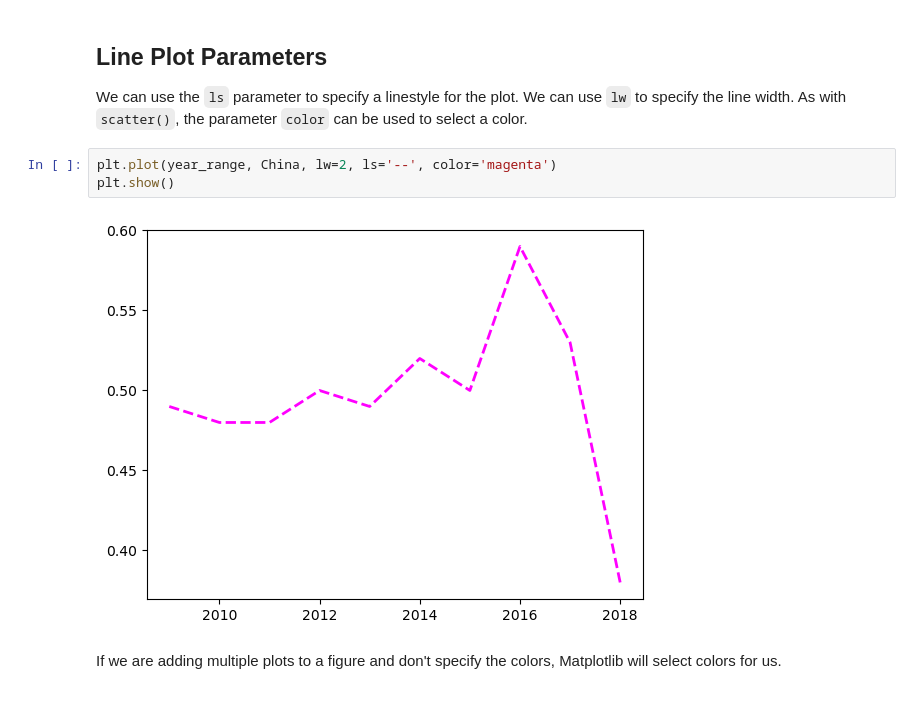
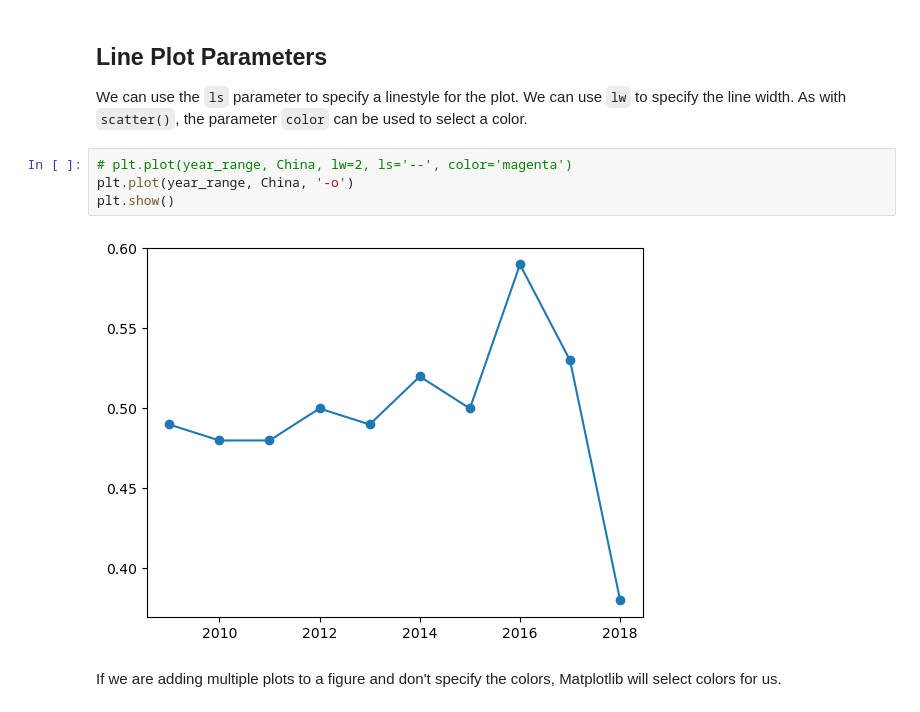
Before and after one commit to slylockfox/Maryville-DSCI-503-2, a Jupyter notebook: 19 - Plotting with Matplotlib.ipynb, the cells around one changed output. Drawn from its saved outputs; the diff is of its cells as text.

```diff
--- a/19 - Plotting with Matplotlib.ipynb
+++ b/19 - Plotting with Matplotlib.ipynb
@@ -279,10 +279,11 @@ plt.show()
 
 We can use the `ls` parameter to specify a linestyle for the plot. We can use `lw` to specify the line width. As with `scatter()`, the parameter `color` can be used to select a color.
 # %%
-plt.plot(year_range, China, lw=2, ls='--', color='magenta')
+# plt.plot(year_range, China, lw=2, ls='--', color='magenta')
+plt.plot(year_range, China, '-o')
 plt.show()
 # %% [output]
-[figure, old version]
+[figure, new version]
 # %% [markdown]
 If we are adding multiple plots to a figure and don't specify the colors, Matplotlib will select colors for us.
 # %%
```
Also changed, not shown: parts of 1 cell of this notebook, 2 other files.
